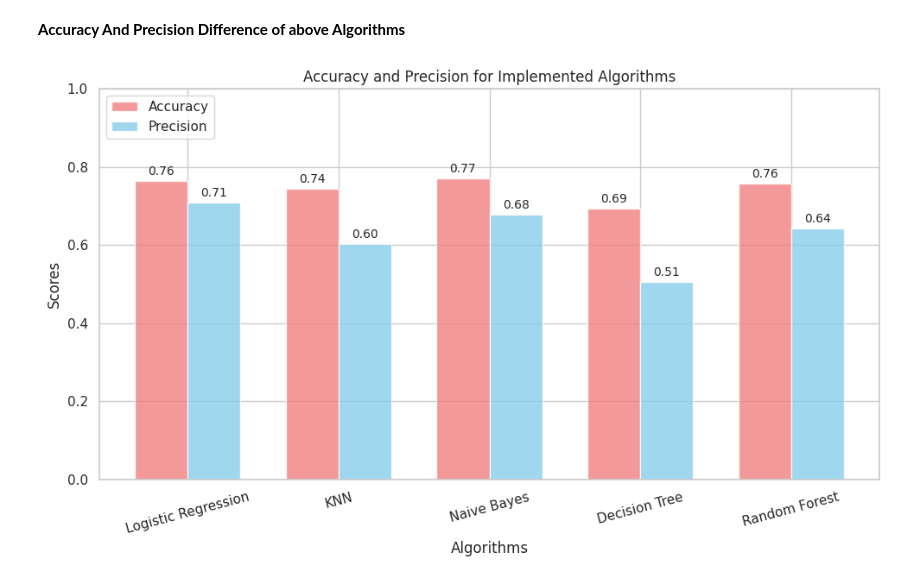
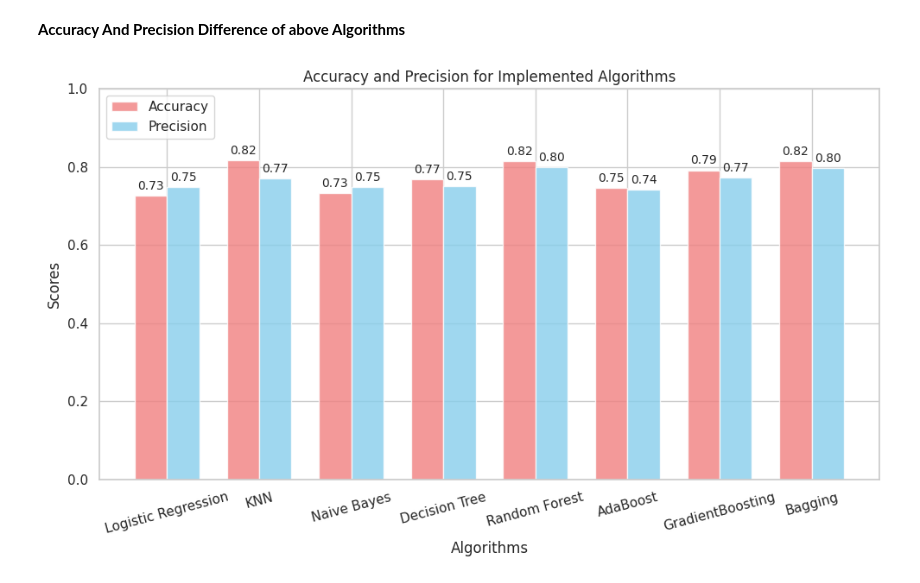
Before and after one commit to engrrakibhasan/Predicting-Women-s-Diabetes-Disease-Using-Machine-Learning, a Jupyter notebook: Predicting_Women's_Diabetes_Disease_Using_Machine_Learning.ipynb, the cells around one changed output. Saved outputs shown, nothing was run; the diff lists cells and outputs as text; code cells hidden in the pictures.

```diff
--- a/Predicting_Women's_Diabetes_Disease_Using_Machine_Learning.ipynb
+++ b/Predicting_Women's_Diabetes_Disease_Using_Machine_Learning.ipynb
@@ -155,11 +155,20 @@ principal_components = pca.fit_transform(df.iloc[:,0:8])
 # %%
 from sklearn.model_selection import cross_val_score
 from sklearn.model_selection import cross_val_predict
-from sklearn.metrics import confusion_matrix
-from sklearn.metrics import accuracy_score, precision_score, recall_score, f1_score
+from sklearn.metrics import confusion_matrix, accuracy_score, precision_score, recall_score, f1_score
+from imblearn.over_sampling import SMOTE
+import seaborn as sns
+import matplotlib.pyplot as plt
+
+accuracy_values = []
+precision_values = []
+
 
 def evaluate_algorithm(model, x, y):
-    scores = cross_val_score(model, x, y, cv=5)
+    smote = SMOTE()
+    x_resampled, y_resampled = smote.fit_resample(x, y)
+
+    scores = cross_val_score(model, x_resampled, y_resampled, cv=5)
     print("Individual fold scores:", scores)
 
     mean_score = scores.mean()
@@ -167,21 +176,23 @@ def evaluate_algorithm(model, x, y):
     print("Mean score:", mean_score)
     print("Standard Deviation:", std_deviation)
 
-    predicted_labels = cross_val_predict(model, x, y, cv=5)
+    predicted_labels = cross_val_predict(model, x_resampled, y_resampled, cv=5)
 
-    conf_matrix = confusion_matrix(y, predicted_labels)
+    conf_matrix = confusion_matrix(y_resampled, predicted_labels)
 
     plt.figure(figsize=(8, 6))
-    srn.heatmap(conf_matrix, annot=True, fmt='d', cmap='Reds', xticklabels=['Not Diabetic', 'Diabetic'],yticklabels=['Not Diabetic', 'Diabetic'])
+    sns.heatmap(conf_matrix, annot=True, fmt='d', cmap='Reds', xticklabels=['Not Diabetic', 'Diabetic'], yticklabels=['Not Diabetic', 'Diabetic'])
     plt.xlabel('Predicted')
     plt.ylabel('Actual')
     plt.title('Confusion Matrix')
     plt.show()
 
-    accuracy = accuracy_score(y, predicted_labels)
-    precision = precision_score(y, predicted_labels)
-    recall = recall_score(y, predicted_labels)
-    f1 = f1_score(y, predicted_labels)
+    accuracy = accuracy_score(y_resampled, predicted_labels)
+    accuracy_values.append(accuracy)
+    precision = precision_score(y_resampled, predicted_labels)
+    precision_values.append(precision)
+    recall = recall_score(y_resampled, predicted_labels)
+    f1 = f1_score(y_resampled, predicted_labels)
 
     print("Accuracy:", accuracy)
     print("Precision:", precision)
@@ -296,43 +369,38 @@ F1 Score: 0.557471264367816
 import numpy as np
 import matplotlib.pyplot as plt
 
-algorithms = ['Logistic Regression', 'KNN', 'Naive Bayes', 'Decision Tree', 'Random Forest']
-accuracy_values = [0.7641509433962265, 0.7437106918238994, 0.7704402515723271, 0.6933962264150944, 0.7578616352201258]
-precision_values = [0.7079646017699115, 0.6024096385542169, 0.6783216783216783, 0.5058139534883721, 0.6423841059602649]
+algorithms = ['Logistic Regression', 'KNN', 'Naive Bayes', 'Decision Tree', 'Random Forest', 'AdaBoost', 'GradientBoosting', 'Bagging']
 
 bar_width = 0.35
 bar_positions = np.arange(len(algorithms))
 
 fig, ax = plt.subplots(figsize=(10, 6))
 
-# Plot accuracy values
 bar1 = ax.bar(bar_positions, accuracy_values, bar_width, label='Accuracy', color='lightcoral', alpha=0.8)
 
-# Plot precision values
 bar2 = ax.bar(bar_positions + bar_width, precision_values, bar_width, label='Precision', color='skyblue', alpha=0.8)
 
 ax.set_xlabel('Algorithms')
 ax.set_ylabel('Scores')
 ax.set_title('Accuracy and Precision for Implemented Algorithms')
 ax.set_xticks(bar_positions + bar_width / 2)
 ax.set_xticklabels(algorithms, rotation=15)
 ax.set_ylim(0, 1)
 ax.legend(loc='upper left')
 
-# Annotate the bars with their values
 def autolabel(bars):
     for bar in bars:
         height = bar.get_height()
         ax.annotate('%.2f' % height,
                     xy=(bar.get_x() + bar.get_width() / 2, height),
                     xytext=(0, 3),  # 3 points vertical offset
                     textcoords="offset points",
                     ha='center', va='bottom', fontsize=10)
 
 autolabel(bar1)
 autolabel(bar2)
 
 plt.tight_layout()
 plt.show()
 # %% [output]
-[figure, old version]
+[figure, new version]
```
Also changed, not shown: parts of 14 cells of this notebook.
